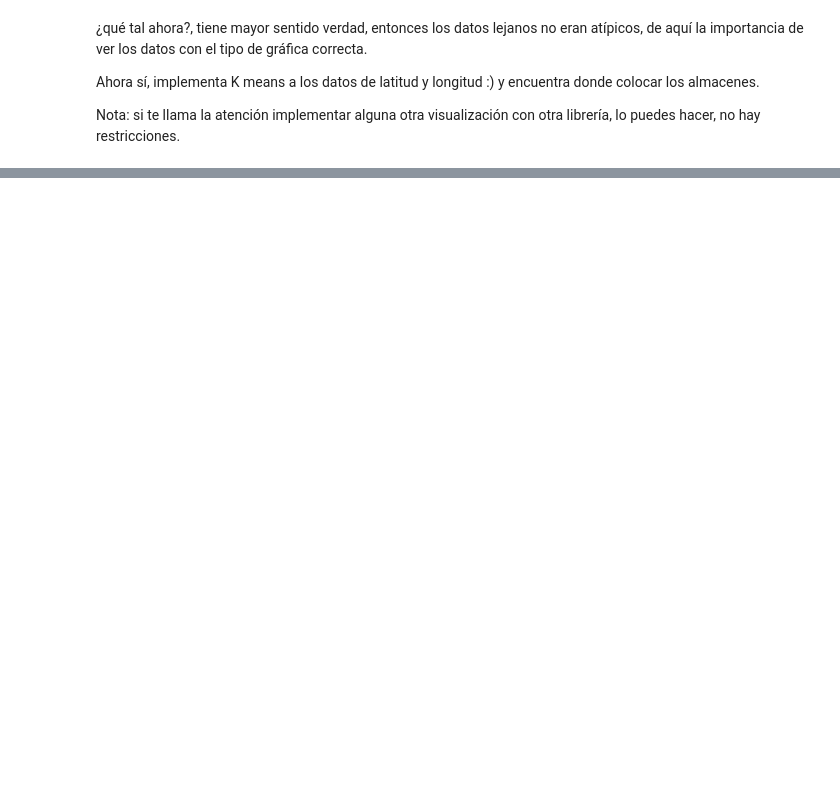
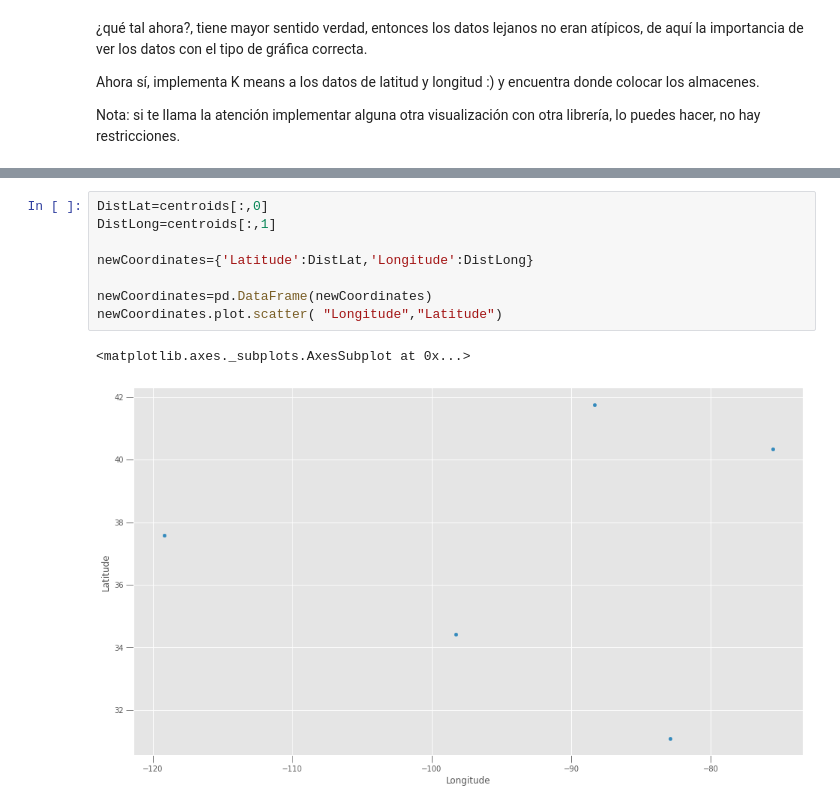
Before and after one commit to PosgradoMNA/actividades-de-aprendizaje-A01081266, a Jupyter notebook: A01081266TecMty_Regresion_lineal_polinomial.ipynb, the cells around one changed output, grey strips where cells are left out. Drawn from its saved outputs; the diff is of its cells as text; blank space fills up the shorter version.

```diff
--- a/A01081266TecMty_Regresion_lineal_polinomial.ipynb
+++ b/A01081266TecMty_Regresion_lineal_polinomial.ipynb
@@ -1350,0 +1386,11 @@ Nota: si te llama la atención implementar alguna otra visualización con otra l
+# %%
+DistLat=centroids[:,0]
+DistLong=centroids[:,1]
+
+newCoordinates={'Latitude':DistLat,'Longitude':DistLong}
+
+newCoordinates=pd.DataFrame(newCoordinates)
+newCoordinates.plot.scatter( "Longitude","Latitude")
+# %% [output]
+<matplotlib.axes._subplots.AxesSubplot at 0x...>
+[figure, added]
```
Also changed, not shown: parts of 10 cells of this notebook.
